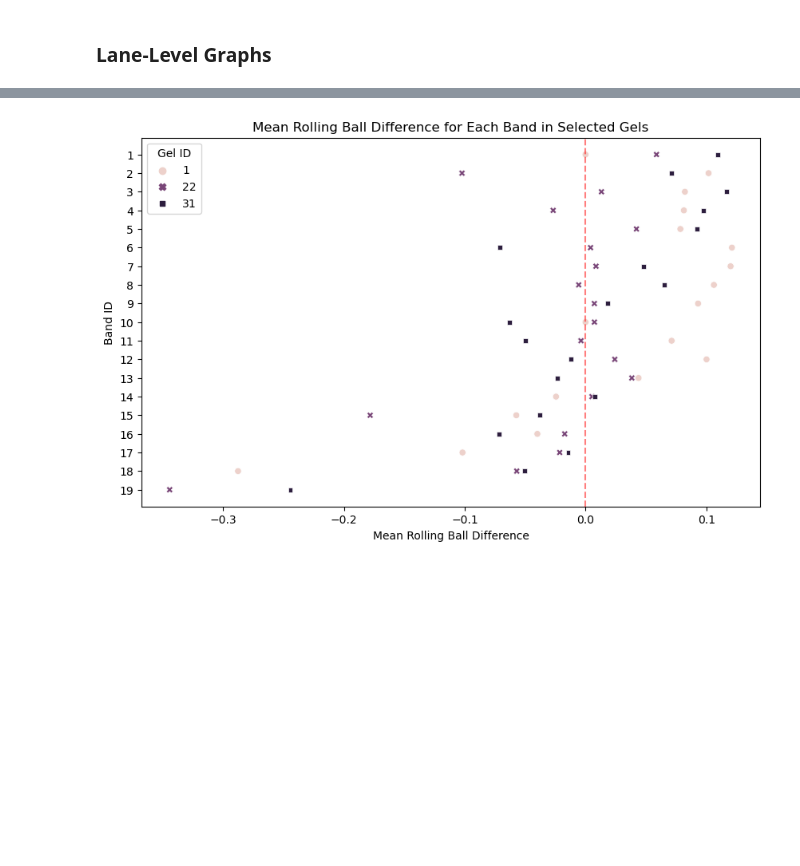
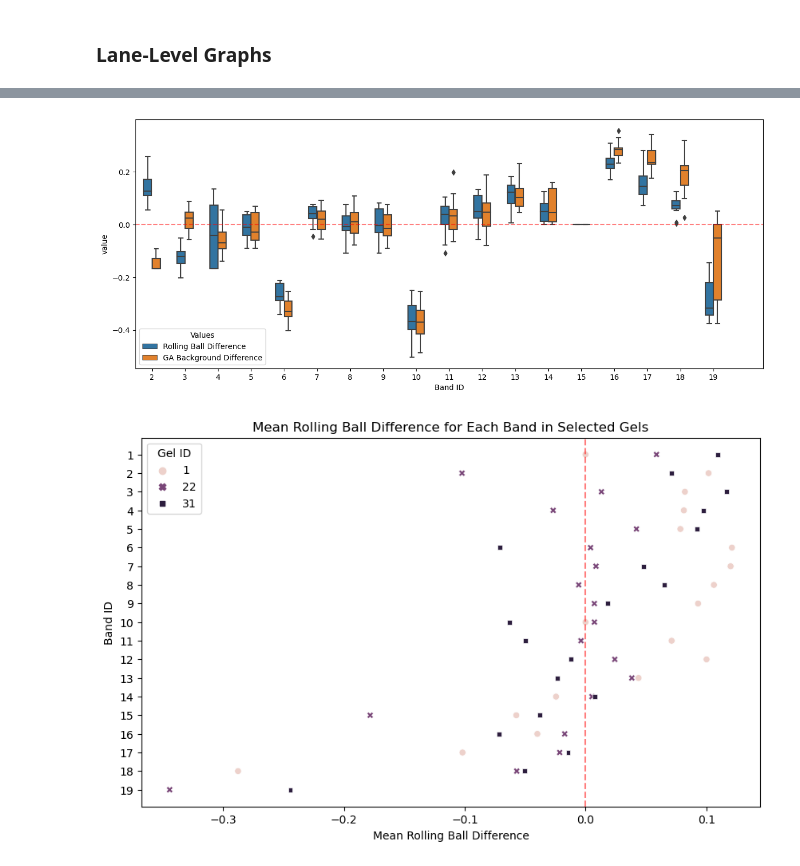
Before and after one commit to mattaq31/GelGenie, a Jupyter notebook: python-gelgenie/statistical_analysis/iterative_testing_notebooks/Analysis on Merged DF.ipynb, the cells around one changed output, grey strips where cells are left out. Cells and saved outputs as stored; diff of their text form; code cells hidden in the pictures; blank space fills up the shorter version.

```diff
--- a/python-gelgenie/statistical_analysis/Analysis on Merged DF.ipynb
+++ b/python-gelgenie/statistical_analysis/iterative_testing_notebooks/Analysis on Merged DF.ipynb
@@ -13,6 +13,7 @@ from collections import defaultdict
 # %%
 # reads in data and creates two new columns for easy differentation between GG and GA raw volumes
 input_folder = Path('C:/Users/s1893121/Desktop/')
+input_folder = Path('/Users/matt/Desktop')
 
 main_df = pd.read_csv(join(input_folder,'merged_df.csv'))
 main_df['Normalized_GG Raw Difference'] = np.nan
@@ -223,3 +309,30 @@ pass
+# %%
+selected_gels = [21]
+
+filtered_df = main_df[main_df['Gel ID'].isin(selected_gels)]
+
+filtered_df = filtered_df[['Rolling Ball Difference', 'GA Background Difference', 'Band ID']]
+
+df_melted = pd.melt(filtered_df, id_vars=['Band ID'], value_vars=['Rolling Ball Difference', 'GA Background Difference'], var_name='Values')
+
+plt.figure(figsize=(15, 6))
+
+sns.boxplot(x='Band ID', y='value', hue='Values', data=df_melted, width=0.5)
+
+# sns.boxplot(data=filtered_df, y='Rolling Ball Difference', x='Band ID', width=0.5, showfliers=False, color='green')
+# sns.boxplot(data=filtered_df, y='GA Background Difference', x='Band ID', width=0.5, showfliers=False, color='red')
+
+# sns.stripplot(data=df_melted, y='value', x='Band ID', hue='Values', alpha=0.5)
+
+# plt.xlabel('Mean Rolling Ball Difference')
+# plt.ylabel('Band ID')
+# plt.yticks(range(1, 20))
+# plt.gca().invert_yaxis()
+plt.xlim([0.5,19.5])
+plt.axhline(y=0, color='red', linestyle='--', alpha=0.5)
+pass
+# %% [output]
+[figure, added]
 # %%
 selected_gels = [1, 22, 31]
 
```
Also changed, not shown: parts of 5 cells of this notebook, 2 other files.
